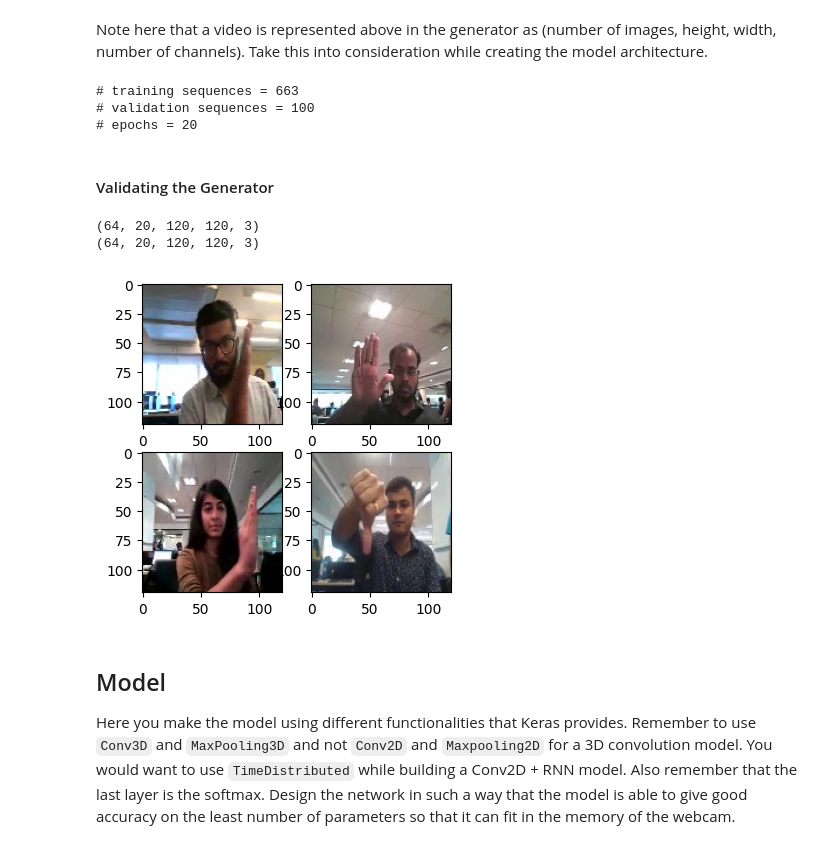
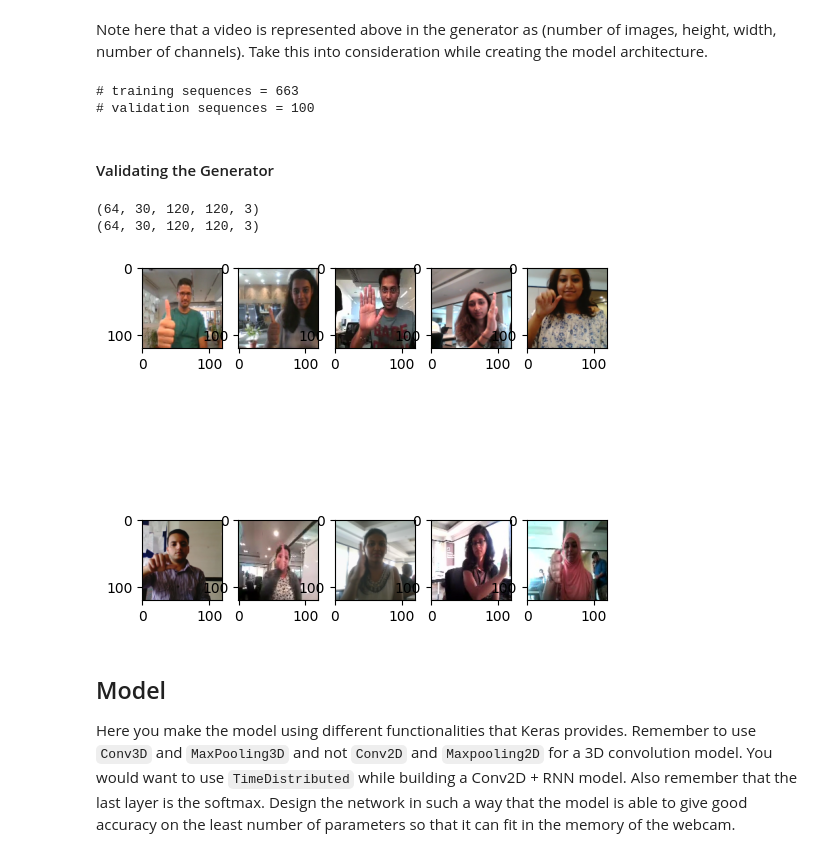
Before and after one commit to Aswani-ReddyKV/Gesture-Recognition, a Jupyter notebook: Gesture_Recognition_Project.ipynb, the cells around one changed output. Drawn from its saved outputs; the diff is of its cells as text; code cells hidden in the pictures.

```diff
--- a/Gesture_Recognition_Project.ipynb
+++ b/Gesture_Recognition_Project.ipynb
@@ -130,29 +117,26 @@ def generate_common(t, source_path, batch_size, img_idx, batch, batch_data, batc
 
     return batch_data, batch_labels #you yield the batch_data and the batch_labels, remember what does yield do
 # %%
-# Kept default height and width to 120x120
-def generate(source_path, folder_list, batch_size, num_images=20, height=120, width=120, augment=False):
-    #print( 'Source path = ', source_path, '; batch size =', batch_size)
-    total_frames = 30
+def generator(source_path, folder_list, batch_size):
+    img_idx = np.round(np.linspace(0,NUM_FRAMES-1,num_images)).astype(int) #create a list of image numbers you want to use for a particular video
 
     while True:
         t = np.random.permutation(folder_list)
         num_batches = len(t)//batch_size # calculate the number of batches
-        img_idx = np.round(np.linspace(0,total_frames-1,num_images)).astype(int) #create a list of image numbers you want to use for a particular video
 
         for batch in range(num_batches): # we iterate over the number of batches
-            batch_data   = np.zeros((batch_size, num_images, height, width, 3)) # 3 is the number of channels RGB
-            batch_labels = np.zeros((batch_size, 5)) # batch_labels is the one hot representation of the output
+            batch_data   = np.zeros((batch_size, num_images, IMG_HEIGHT, IMG_WIDTH, NUM_CHANNELS)) # 3 is the number of channels RGB
+            batch_labels = np.zeros((batch_size, NUM_CLASSES)) # batch_labels is the one hot representation of the output
 
-            yield generate_common(t, source_path, batch_size, img_idx, batch, batch_data, batch_labels, height, width)
+            yield generate_image(t, source_path, batch_size, img_idx, batch, batch_data, batch_labels, IMG_HEIGHT, IMG_WIDTH)
 
         # write the code for the remaining data points which are left after full batches
         if (len(t)%batch_size):
             remaining_batch_size = len(t)%batch_size
-            batch_data   = np.zeros((remaining_batch_size, num_images, height, width,3)) # 3 is the number of channels RGB
-            batch_labels = np.zeros((remaining_batch_size,5)) # batch_labels is the one hot representation of the output
+            batch_data   = np.zeros((remaining_batch_size, num_images, IMG_HEIGHT, IMG_WIDTH, NUM_CHANNELS)) # 3 is the number of channels RGB
+            batch_labels = np.zeros((remaining_batch_size, NUM_CLASSES)) # batch_labels is the one hot representation of the output
 
-            yield generate_common(t, source_path, remaining_batch_size, img_idx, num_batches, batch_data, batch_labels, height, width)
+            yield generate_image(t, source_path, remaining_batch_size, img_idx, num_batches, batch_data, batch_labels, IMG_HEIGHT, IMG_WIDTH)
 # %% [markdown]
 Note here that a video is represented above in the generator as (number of images, height, width, number of channels). Take this into consideration while creating the model architecture.
 # %%
@@ -163,37 +147,40 @@ num_train_sequences = len(train_doc)
 print('# training sequences =', num_train_sequences)
 num_val_sequences = len(val_doc)
 print('# validation sequences =', num_val_sequences)
-num_epochs = 20# choose the number of epochs
-print ('# epochs =', num_epochs)
 # %% [output]
 # training sequences = 663
 # validation sequences = 100
-# epochs = 20
 # %% [markdown]
 #### Validating the Generator
 # %%
 # check complete batch shape
-sample_generator = generate(train_path, train_doc, batch_size)
+sample_generator = generator(train_path, train_doc, batch_size)
 sample_batch_data, sample_batch_labels = next(sample_generator)
 print(sample_batch_data.shape)
 
 # validation batch sample
-sample_val_generator = generate(val_path, val_doc, batch_size)
+sample_val_generator = generator(val_path, val_doc, batch_size)
 sample_val_batch_data, sample_val_batch_labels = next(sample_val_generator)
 print(sample_val_batch_data.shape)
 # %% [output]
-(64, 20, 120, 120, 3)
-(64, 20, 120, 120, 3)
+(64, 30, 120, 120, 3)
+(64, 30, 120, 120, 3)
 # %%
-fig, ax = plt.subplots(2,2, figsize=(4,4))
-ax[0,0].imshow(sample_batch_data[16,10,:,:,:])
-ax[0,1].imshow(sample_batch_data[25,10,:,:,:])
+fig, ax = plt.subplots(2,5, figsize=(6,6))
+ax[0,0].imshow(sample_batch_data[3,10,:,:,:])
+ax[0,1].imshow(sample_batch_data[6,10,:,:,:])
+ax[0,2].imshow(sample_batch_data[9,15,:,:,:])
+ax[0,3].imshow(sample_batch_data[15,6,:,:,:])
+ax[0,4].imshow(sample_batch_data[22,7,:,:,:])
 
-ax[1,0].imshow(sample_val_batch_data[16,10,:,:,:])
-ax[1,1].imshow(sample_val_batch_data[25,10,:,:,:])
+ax[1,0].imshow(sample_val_batch_data[3,10,:,:,:])
+ax[1,1].imshow(sample_val_batch_data[6,10,:,:,:])
+ax[1,2].imshow(sample_val_batch_data[9,15,:,:,:])
+ax[1,3].imshow(sample_val_batch_data[15,6,:,:,:])
+ax[1,4].imshow(sample_val_batch_data[22,7,:,:,:])
 plt.show()
 # %% [output]
-[figure, old version]
+[figure, new version]
 # %% [markdown]
 ## Model
 Here you make the model using different functionalities that Keras provides. Remember to use `Conv3D` and `MaxPooling3D` and not `Conv2D` and `Maxpooling2D` for a 3D convolution model. You would want to use `TimeDistributed` while building a Conv2D + RNN model. Also remember that the last layer is the softmax. Design the network in such a way that the model is able to give good accuracy on the least number of parameters so that it can fit in the memory of the webcam.
```
Also changed, not shown: parts of 29 cells of this notebook.
